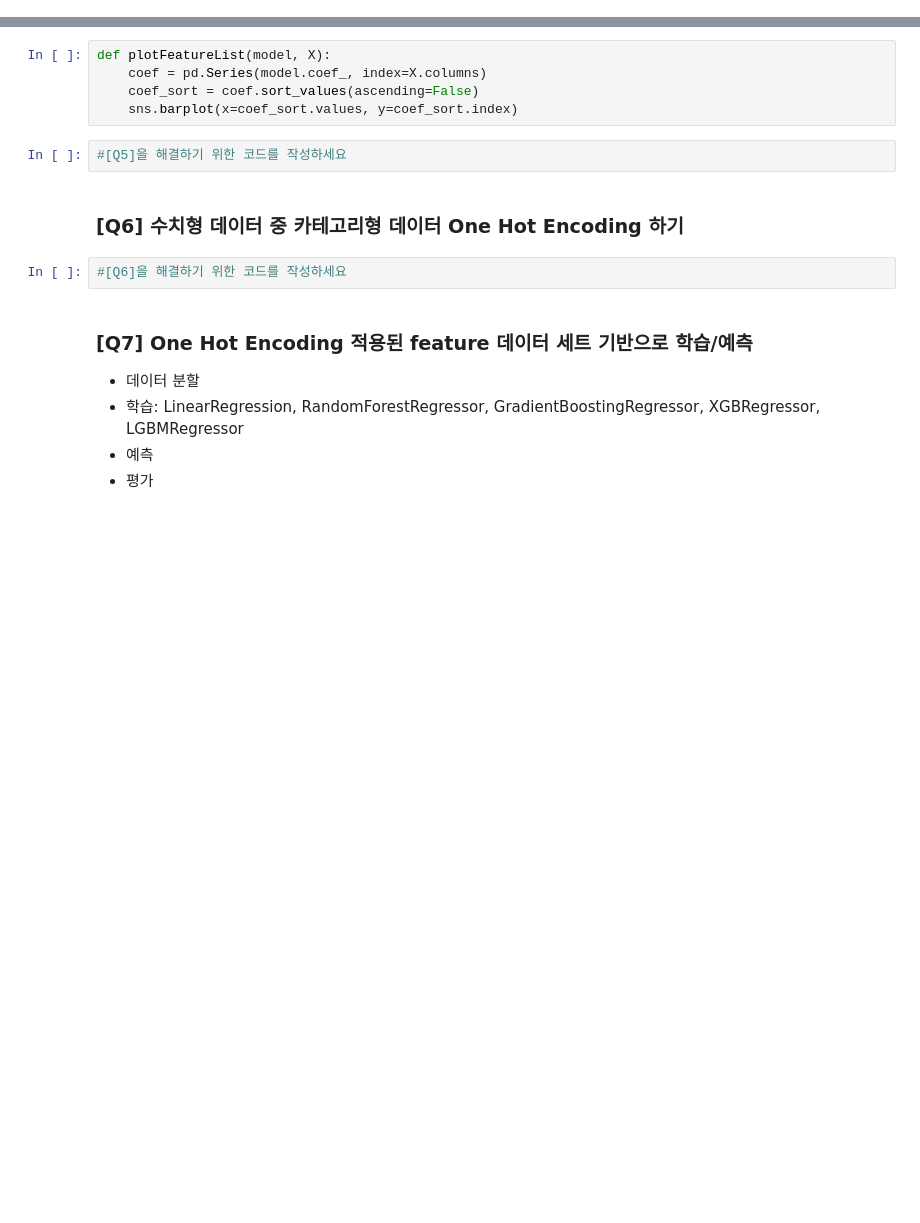
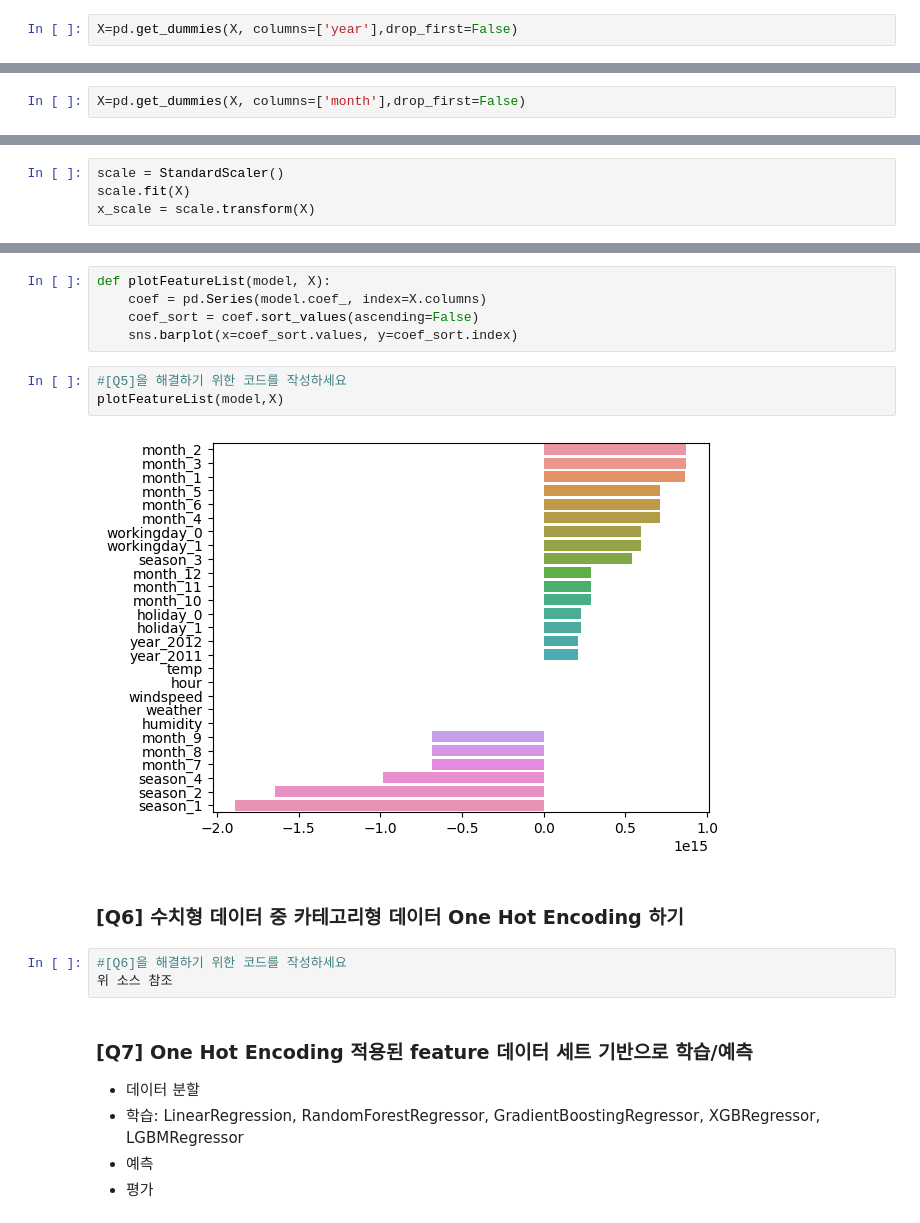
Before and after one commit to JeonJongDae/dinner_stock_AI, a Jupyter notebook: 6주차/bike_sharing_demand_skeleton.ipynb, the cells around one changed output, grey strips where cells are left out. Saved outputs shown, nothing was run; the diff lists cells and outputs as text; blank space fills up the shorter version.

```diff
--- a/6주차/bike_sharing_demand_skeleton.ipynb
+++ b/6주차/bike_sharing_demand_skeleton.ipynb
@@ -83,0 +424,2 @@ from sklearn.linear_model import LinearRegression
+# %%
+X=pd.get_dummies(X, columns=['year'],drop_first=False)
@@ -83,0 +446,2 @@ from sklearn.linear_model import LinearRegression
+# %%
+X=pd.get_dummies(X, columns=['month'],drop_first=False)
@@ -84,4 +477,8 @@ from sklearn.linear_model import LinearRegression
 # %% [markdown]
 ### [Q7] 모델을 사용하여 테스트 셋으로 분리한 값(X_test)의 예측값을 구합니다.
+# %%
+scale = StandardScaler()
+scale.fit(X)
+x_scale = scale.transform(X)
 # %%
 #[Q7]을 해결하기 위한 코드를 작성하세요
@@ -153,10 +594,14 @@ def plotFeatureList(model, X):
     sns.barplot(x=coef_sort.values, y=coef_sort.index)
 # %%
 #[Q5]을 해결하기 위한 코드를 작성하세요
+plotFeatureList(model,X)
+# %% [output]
+[figure, added]
 # %% [markdown]
 ### [Q6] 수치형 데이터 중 카테고리형 데이터 One Hot Encoding 하기
 # %%
 #[Q6]을 해결하기 위한 코드를 작성하세요
+위 소스 참조
 # %% [markdown]
 ### [Q7] One Hot Encoding 적용된 feature 데이터 세트 기반으로 학습/예측
 
```
Also changed, not shown: parts of 47 cells of this notebook.
